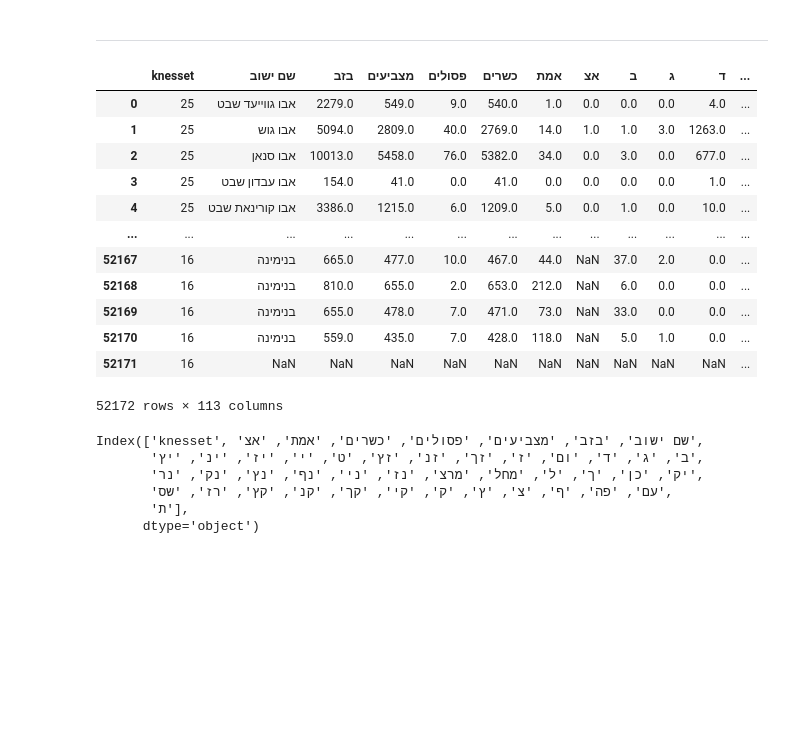
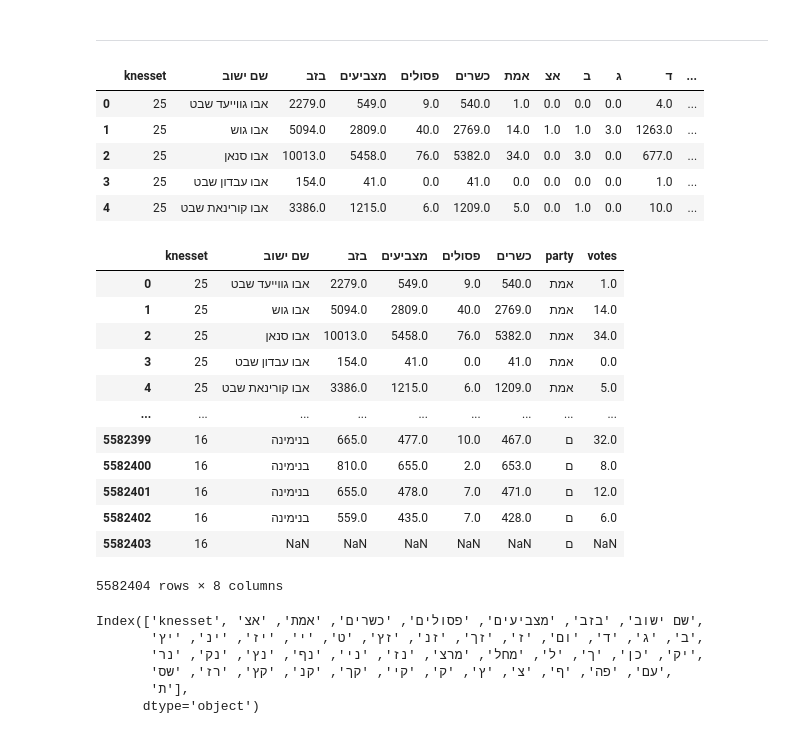
Before and after one commit to EliShteinman/streamlit, a Jupyter notebook: sample.ipynb, the cells around one changed output. Drawn from its saved outputs; the diff is of its cells as text; code cells hidden in the pictures; blank space fills up the shorter version.

```diff
--- a/sample.ipynb
+++ b/sample.ipynb
@@ -51,21 +51,33 @@ elections_raw_df = pd.concat(
     ignore_index=True)
 # %%
 with pd.option_context('display.max_columns', None):
-    display(elections_raw_df)
+    display(elections_raw_df.head())
 # %% [output]
 |  | knesset | שם ישוב | בזב | מצביעים | פסולים | כשרים | אמת | אצ | ב | ג | ד | ... |
 | 0 | 25 | אבו גווייעד שבט | 2279.0 | 549.0 | 9.0 | 540.0 | 1.0 | 0.0 | 0.0 | 0.0 | 4.0 | ... |
 | 1 | 25 | אבו גוש | 5094.0 | 2809.0 | 40.0 | 2769.0 | 14.0 | 1.0 | 1.0 | 3.0 | 1263.0 | ... |
 | 2 | 25 | אבו סנאן | 10013.0 | 5458.0 | 76.0 | 5382.0 | 34.0 | 0.0 | 3.0 | 0.0 | 677.0 | ... |
 | 3 | 25 | אבו עבדון שבט | 154.0 | 41.0 | 0.0 | 41.0 | 0.0 | 0.0 | 0.0 | 0.0 | 1.0 | ... |
 | 4 | 25 | אבו קורינאת שבט | 3386.0 | 1215.0 | 6.0 | 1209.0 | 5.0 | 0.0 | 1.0 | 0.0 | 10.0 | ... |
-| ... | ... | ... | ... | ... | ... | ... | ... | ... | ... | ... | ... | ... |
-| 52167 | 16 | בנימינה | 665.0 | 477.0 | 10.0 | 467.0 | 44.0 | NaN | 37.0 | 2.0 | 0.0 | ... |
-| 52168 | 16 | בנימינה | 810.0 | 655.0 | 2.0 | 653.0 | 212.0 | NaN | 6.0 | 0.0 | 0.0 | ... |
-| 52169 | 16 | בנימינה | 655.0 | 478.0 | 7.0 | 471.0 | 73.0 | NaN | 33.0 | 0.0 | 0.0 | ... |
-| 52170 | 16 | בנימינה | 559.0 | 435.0 | 7.0 | 428.0 | 118.0 | NaN | 5.0 | 1.0 | 0.0 | ... |
-| 52171 | 16 | NaN | NaN | NaN | NaN | NaN | NaN | NaN | NaN | NaN | NaN | ... |
-52172 rows × 113 columns
+# %%
+valid_columns = elections_raw_df.columns[:6].tolist()
+parties_columns = elections_raw_df.columns[6:].tolist()
+df_long = elections_raw_df.melt(id_vars=valid_columns, value_vars=parties_columns, var_name='party', value_name='votes')
+df_long
+# %% [output]
+|  | knesset | שם ישוב | בזב | מצביעים | פסולים | כשרים | party | votes |
+| 0 | 25 | אבו גווייעד שבט | 2279.0 | 549.0 | 9.0 | 540.0 | אמת | 1.0 |
+| 1 | 25 | אבו גוש | 5094.0 | 2809.0 | 40.0 | 2769.0 | אמת | 14.0 |
+| 2 | 25 | אבו סנאן | 10013.0 | 5458.0 | 76.0 | 5382.0 | אמת | 34.0 |
+| 3 | 25 | אבו עבדון שבט | 154.0 | 41.0 | 0.0 | 41.0 | אמת | 0.0 |
+| 4 | 25 | אבו קורינאת שבט | 3386.0 | 1215.0 | 6.0 | 1209.0 | אמת | 5.0 |
+| ... | ... | ... | ... | ... | ... | ... | ... | ... |
+| 5582399 | 16 | בנימינה | 665.0 | 477.0 | 10.0 | 467.0 | ם | 32.0 |
+| 5582400 | 16 | בנימינה | 810.0 | 655.0 | 2.0 | 653.0 | ם | 8.0 |
+| 5582401 | 16 | בנימינה | 655.0 | 478.0 | 7.0 | 471.0 | ם | 12.0 |
+| 5582402 | 16 | בנימינה | 559.0 | 435.0 | 7.0 | 428.0 | ם | 6.0 |
+| 5582403 | 16 | NaN | NaN | NaN | NaN | NaN | ם | NaN |
+5582404 rows × 8 columns
 # %%
 all_knesset_df['knesset_25'].columns
 # %% [output]
```
Also changed, not shown: 3 other files.
